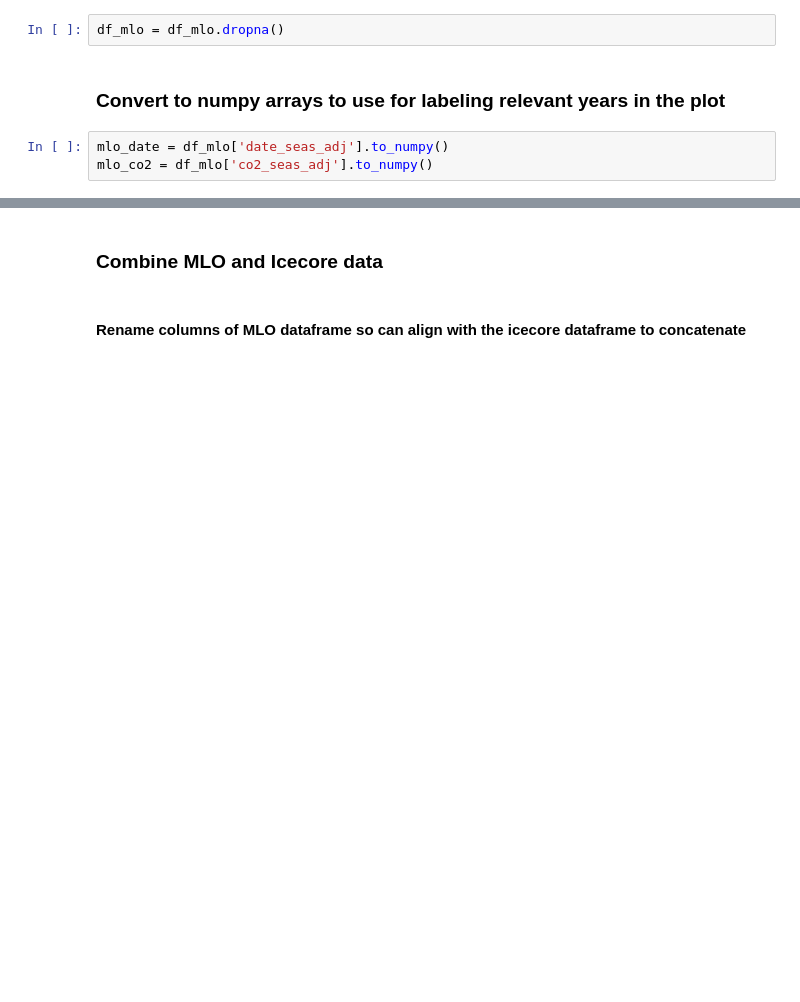
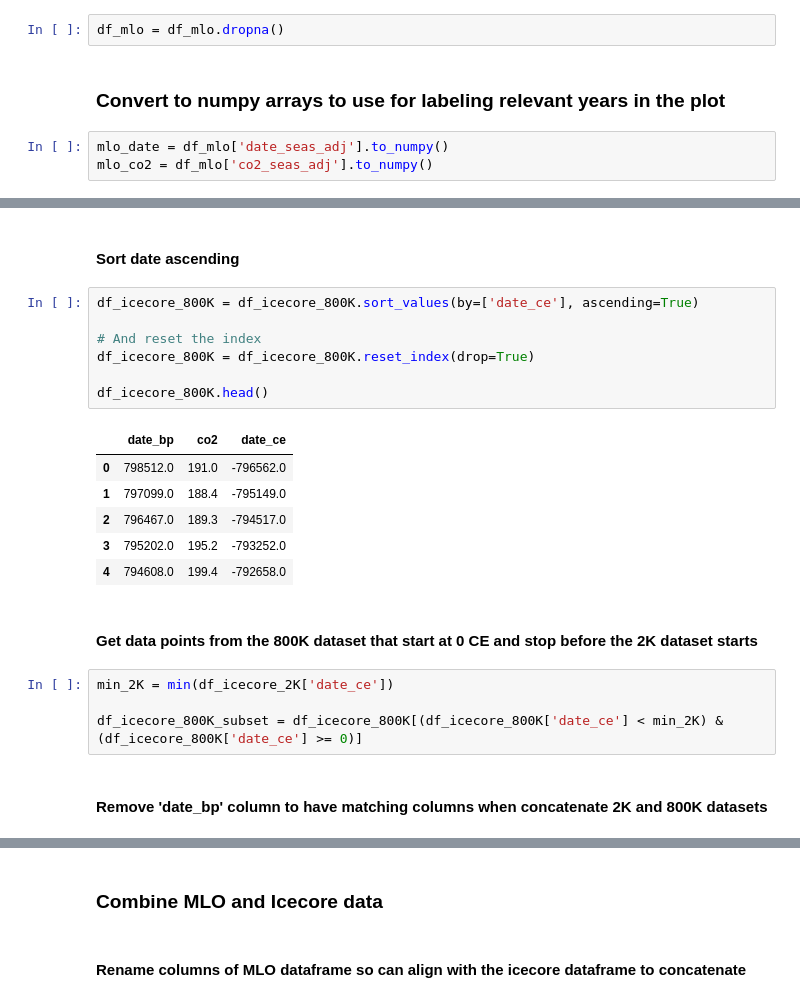
Before and after one commit to sio-co2o2/keelingcurve_notebooks, a Jupyter notebook: notebooks/create_graphic_icecore_back_2K_ce_keelingcurve.ipynb, the cells around one changed output, grey strips where cells are left out. Drawn from its saved outputs; the diff is of its cells as text; blank space fills up the shorter version.

```diff
--- a/notebooks/create_graphic_icecore_back_2K_ce_keelingcurve.ipynb
+++ b/notebooks/create_graphic_icecore_back_2K_ce_keelingcurve.ipynb
@@ -247,0 +253,24 @@ df_icecore = df_icecore[df_icecore['date_ce'] <= 1957]
+# %% [markdown]
+#### Sort date ascending
+# %%
+df_icecore_800K = df_icecore_800K.sort_values(by=['date_ce'], ascending=True)
+
+# And reset the index
+df_icecore_800K = df_icecore_800K.reset_index(drop=True)
+
+df_icecore_800K.head()
+# %% [output]
+|  | date_bp | co2 | date_ce |
+| 0 | 798512.0 | 191.0 | -796562.0 |
+| 1 | 797099.0 | 188.4 | -795149.0 |
+| 2 | 796467.0 | 189.3 | -794517.0 |
+| 3 | 795202.0 | 195.2 | -793252.0 |
+| 4 | 794608.0 | 199.4 | -792658.0 |
+# %% [markdown]
+#### Get data points from the 800K dataset that start at 0 CE and stop before the 2K dataset starts
+# %%
+min_2K = min(df_icecore_2K['date_ce'])
+
+df_icecore_800K_subset = df_icecore_800K[(df_icecore_800K['date_ce'] < min_2K) & (df_icecore_800K['date_ce'] >= 0)]
+# %% [markdown]
+#### Remove 'date_bp' column to have matching columns when concatenate 2K and 800K datasets
```
Also changed, not shown: parts of 43 cells of this notebook, 10 other files.
